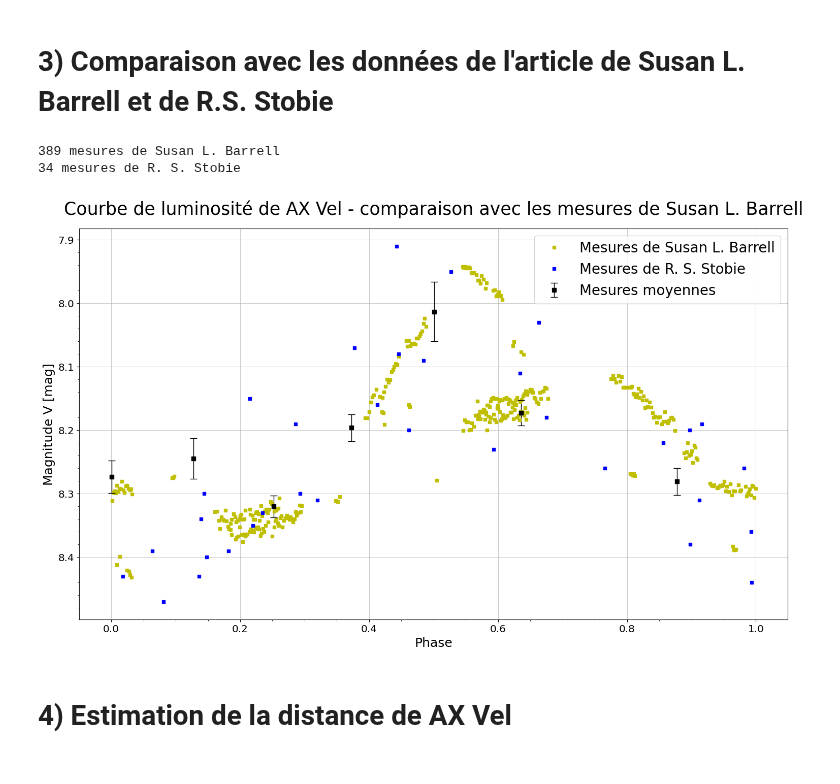
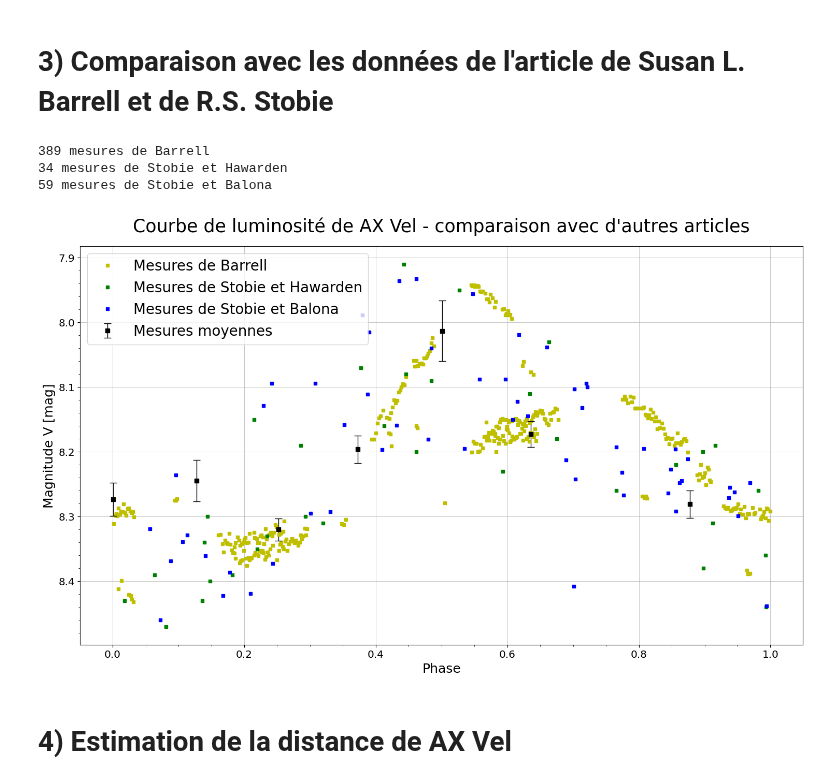
Before and after one commit to Blond-bay/analyse_data, a Jupyter notebook: AXVEL_photometry.ipynb, the cells around one changed output. Cells and saved outputs as stored; diff of their text form; code cells hidden in the pictures.

Commit message:
ajout des donnes de Stobie et Balona

```diff
--- a/AXVEL_photometry.ipynb
+++ b/AXVEL_photometry.ipynb
@@ -240,7 +240,7 @@ plt.show()
 # 3) Comparaison avec les données de l'article de Susan L. Barrell et de R.S. Stobie
 # %%
 #Ouverture des datas de susan
-data_susan = pd.read_csv('data_susan_barrell.txt',sep=",",index_col=False)
+data_susan = pd.read_csv('data_Barrell.txt',sep=",",index_col=False)
 
 data_susan = (data_susan[data_susan['V [mag]'] < 8.6]) # valeur qui deconne en 8.8
 
@@ -250,3 +250,25 @@ mag_susan = data_susan['V [mag]']
 P_susan = 2.592891
 mid_susan = 2443878.253 + 1/2*P_susan # Pourquoi le + 1/2 pour que ça fit ?
 phase_susan = np.mod((date_susan-mid_susan)/P_susan,1)
+
+#Ouverture des datas de stobie hawarden
+data_stobie = pd.read_csv('data_Stobie_Hawarden.txt',sep=",",index_col=False)
+
+date_stobie = data_stobie['HJD (-2400000)'] + 2400000
+mag_stobie = data_stobie['V [mag]']
+phase_stobie = np.mod((date_stobie-mid_susan)/P_susan,1) # Pourquoi le + 1/2 pour que ça fit ?
+
+#Ouverture des datas de stobie balona
+data_stobie_balona = pd.read_csv('data_Stobie_Balona.txt',sep=",",index_col=False)
+
+date_stobie_balona = data_stobie_balona['HJD (-2443000)'] + 2443000
+mag_stobie_balona = data_stobie_balona['V [mag]']
+phase_stobie_balona = np.mod((date_stobie_balona-mid_susan)/P_susan,1) # Pourquoi le + 1/2 pour que ça fit ?
+
+print(len(data_susan),'mesures de Barrell')
+print(len(data_stobie),'mesures de Stobie et Hawarden')
+print(len(data_stobie_balona),'mesures de Stobie et Balona')
+# %% [output]
+389 mesures de Barrell
+34 mesures de Stobie et Hawarden
+59 mesures de Stobie et Balona
@@ -260,31 +275,29 @@ phase_stobie = np.mod((date_stobie-mid_susan)/P_susan,1)
-# %%
-print(len(data_susan),'mesures de Susan L. Barrell')
-print(len(data_stobie),'mesures de R. S. Stobie')
-# %% [output]
-389 mesures de Susan L. Barrell
-34 mesures de R. S. Stobie
 # %%
 #Retrait observation 16 mai
 results_crop = results.drop([1])
 
 fig_comp, ax_comp = plt.subplots()
 
-ax_comp.plot(phase_susan, mag_susan, lw=1, markersize = 4, color='y', marker='s', linestyle = 'none', label=('Mesures de Susan L. Barrell'))
-ax_comp.plot(phase_stobie, mag_stobie, lw=1, markersize = 4, color='b', marker='s', linestyle = 'none', label=('Mesures de R. S. Stobie'))
+ax_comp.plot(phase_susan, mag_susan, lw=1, markersize = 4,
+             color='y', marker='s', linestyle = 'none', label=('Mesures de Barrell'))
+ax_comp.plot(phase_stobie, mag_stobie, lw=1, markersize = 4,
+             color='g', marker='s', linestyle = 'none', label=('Mesures de Stobie et Hawarden'))
+ax_comp.plot(phase_stobie_balona, mag_stobie_balona, lw=1, markersize = 4,
+             color='b', marker='s', linestyle = 'none', label=('Mesures de Stobie et Balona'))
 ax_comp.errorbar(results_crop['phase'], results_crop['mean AX Vel [mag]'], yerr=results_crop['std AX Vel [mag]'], lw=1, color='k',  capsize=5, marker='s',
             linestyle = 'none', label=('Mesures moyennes'))
 ax_comp.invert_yaxis()
 
 
-ax_comp.set_title('Courbe de luminosité de AX Vel - comparaison avec les mesures de Susan L. Barrell', pad=20)
+ax_comp.set_title("Courbe de luminosité de AX Vel - comparaison avec d'autres articles", pad=20)
 ax_comp.set_ylabel('Magnitude V [mag]')
 ax_comp.set_xlabel('Phase')
 ax_comp.legend(loc='best', frameon=True)
 
 plt.savefig('graphes/litterature_vs_nous.pdf', bbox_inches='tight')
 plt.show()
 # %% [output]
-[figure, old version]
+[figure, new version]
 # %% [markdown]
 # 4) Estimation de la distance de AX Vel
 # %%
```
Also changed, not shown: parts of 1 cell of this notebook, 4 other files.
